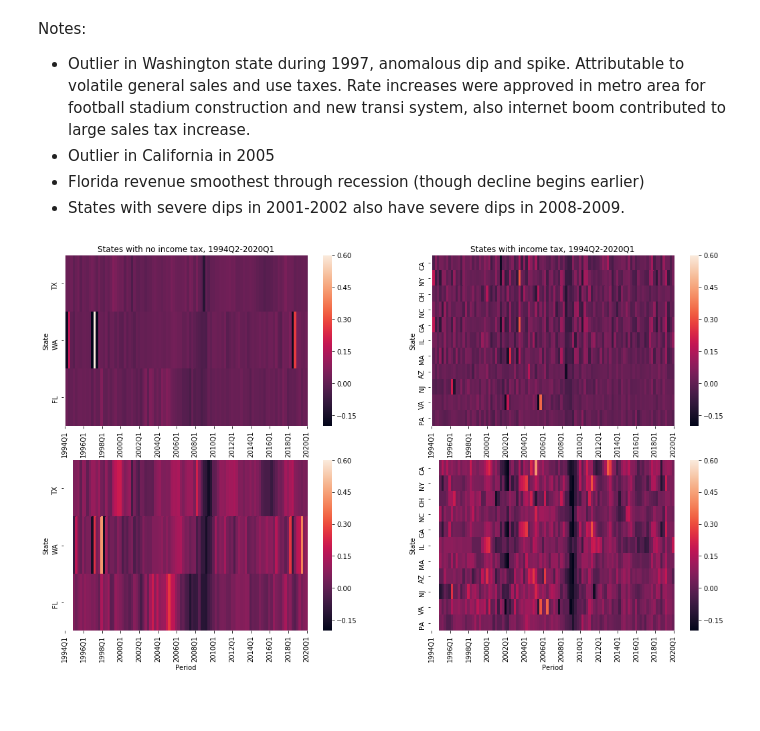
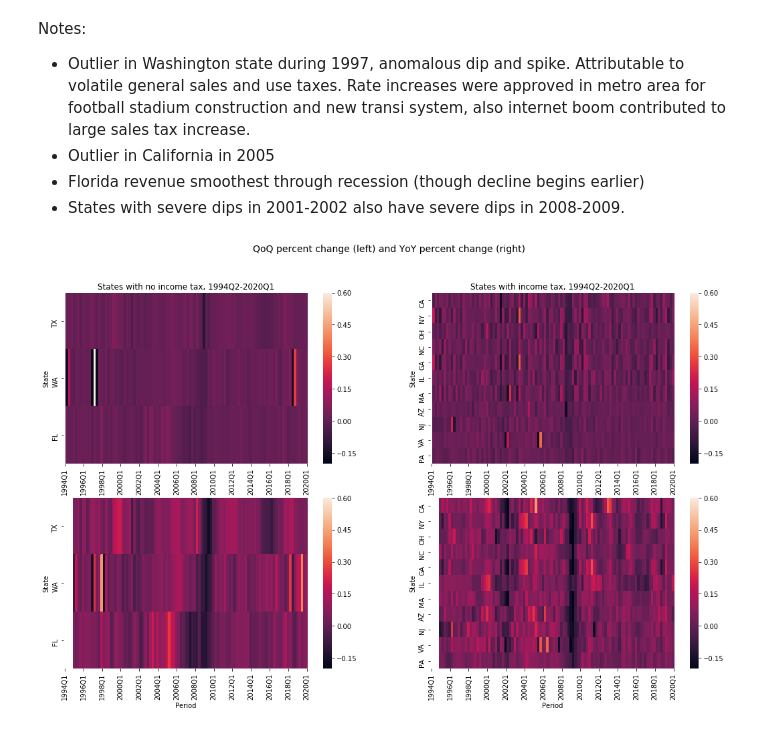
Before and after one commit to rcstein/qtax, a Jupyter notebook: QTax Data Analysis.ipynb, the cells around one changed output. Cells and saved outputs as stored; diff of their text form; code cells hidden in the pictures; blank space fills up the shorter version.

```diff
--- a/QTax Data Analysis.ipynb
+++ b/QTax Data Analysis.ipynb
@@ -287,34 +287,35 @@ income_tax = list(set(top_15_total_qchange.columns) - set(no_income_tax))
 min_ = -.2
 max_ = .6
 fig, axs = plt.subplots(2,2, figsize=(18,10))
 ul = axs[0,0]
 ur = axs[0,1]
 ll = axs[1,0]
 lr = axs[1,1]
 
 sns.heatmap(top_15_total_qchange[no_income_tax].transpose(),ax = ul,xticklabels = 8, vmin = min_, vmax = max_)
 ul.set_ylabel("State")
 ul.set_xlabel("Period")
 ul.set_title("States with no income tax, 1994Q2-2020Q1")
 plt.subplots_adjust(bottom=.1)
 
 sns.heatmap(top_15_total_qchange[income_tax].transpose(),ax = ur,xticklabels = 8,vmin = min_, vmax = max_)
 ur.set_ylabel("State")
 ur.set_xlabel("Period")
 ur.set_title("States with income tax, 1994Q2-2020Q1")
 
 sns.heatmap(top_15_total_ychange[no_income_tax].transpose(),ax = ll,xticklabels = 8,vmin = min_, vmax = max_)
 ll.set_ylabel("State")
 ll.set_xlabel("Period")
 
 # Zoom in on 2005-2012
 sns.heatmap(top_15_total_ychange[income_tax].transpose(),
             ax = lr,xticklabels = 8,vmin = min_, vmax = max_)
 lr.set_ylabel("State")
 lr.set_xlabel("Period")
+fig.suptitle("QoQ percent change (left) and YoY percent change (right)",fontsize=14)
 plt.show()
 # %% [output]
-[figure, old version]
+[figure, new version]
 # %%
 # Line plots
 fig, ax = plt.subplots(figsize=(12,10))
```
Also changed, not shown: parts of 4 cells of this notebook, 3 other files.
